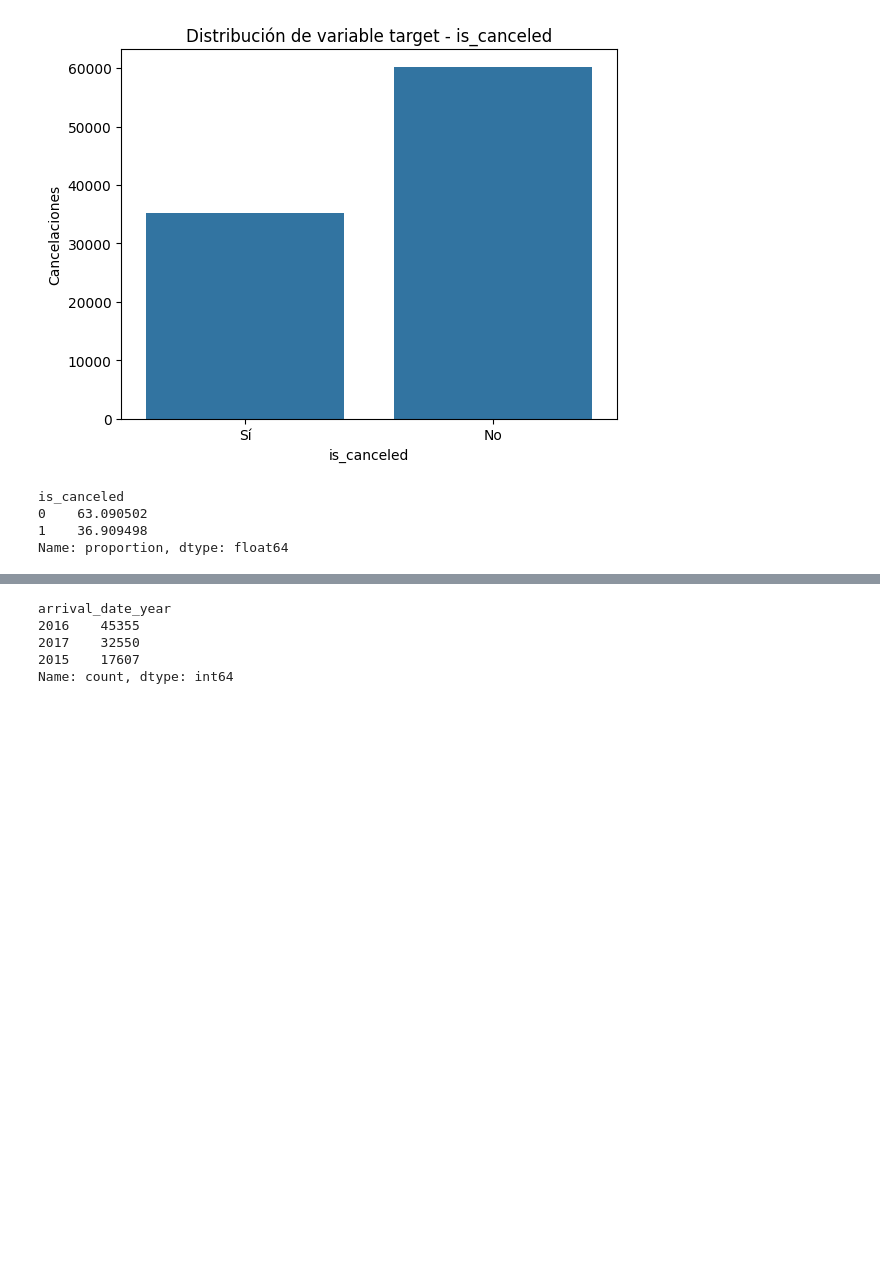
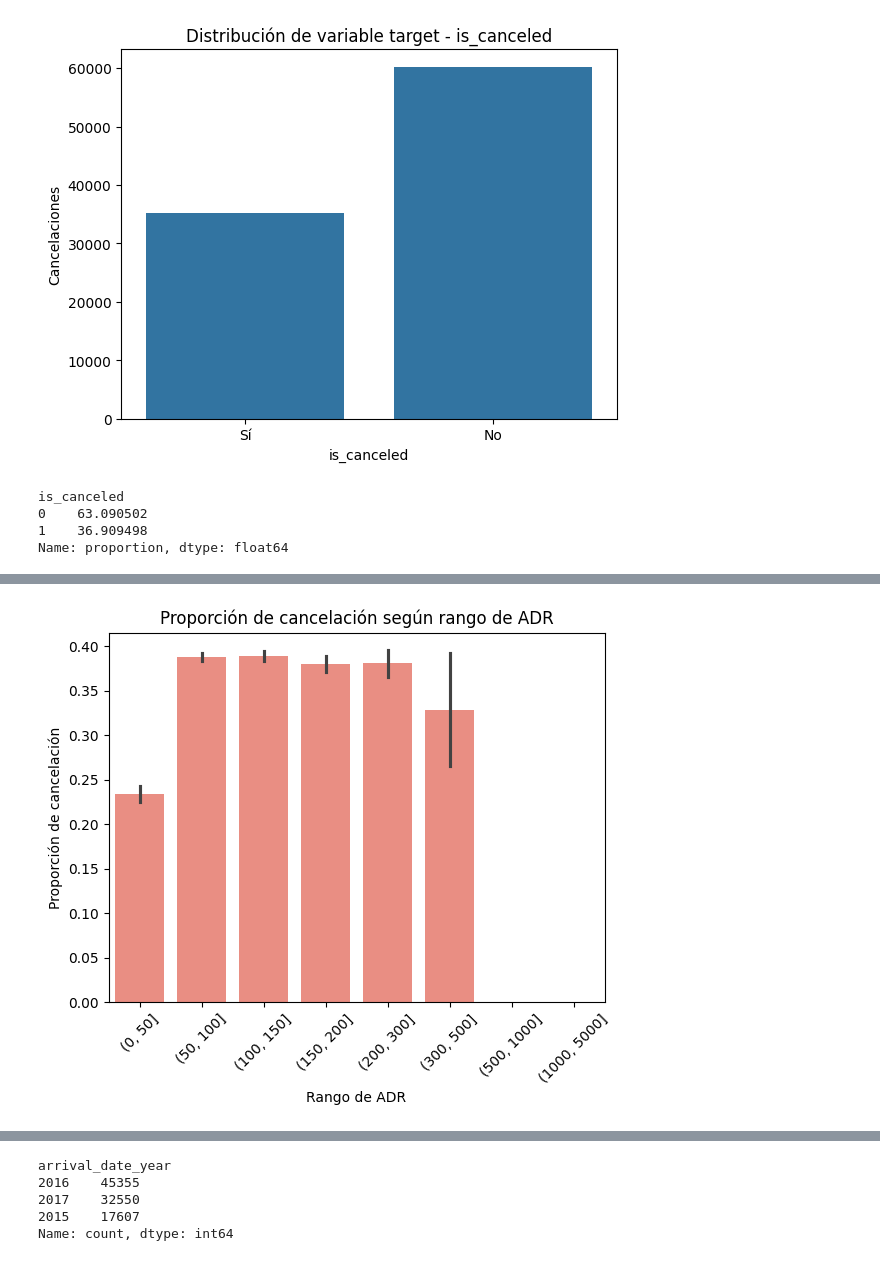
Before and after one commit to eleacos/ML_hotel_booking, a Jupyter notebook: src/notebooks/parte_1_Brenda.ipynb, the cells around one changed output, grey strips where cells are left out. Cells and saved outputs as stored; diff of their text form; code cells hidden in the pictures; blank space fills up the shorter version.

```diff
--- a/src/notebooks/parte_1_Brenda.ipynb
+++ b/src/notebooks/parte_1_Brenda.ipynb
@@ -156,0 +319,15 @@ Name: proportion, dtype: float64
+# %%
+# adr vs cancelación:
+
+# Crear bins de ADR
+bins = [0, 50, 100, 150, 200, 300, 500, 1000, 5000]
+train_set["adr_range"] = pd.cut(train_set["adr"], bins)
+
+sns.barplot(x="adr_range", y="is_canceled", data=train_set, color="salmon")
+plt.xticks(rotation=45)
+plt.ylabel("Proporción de cancelación")
+plt.xlabel("Rango de ADR")
+plt.title("Proporción de cancelación según rango de ADR")
+plt.show()
+# %% [output]
+[figure, added]
```
Also changed, not shown: parts of 60 cells of this notebook.
